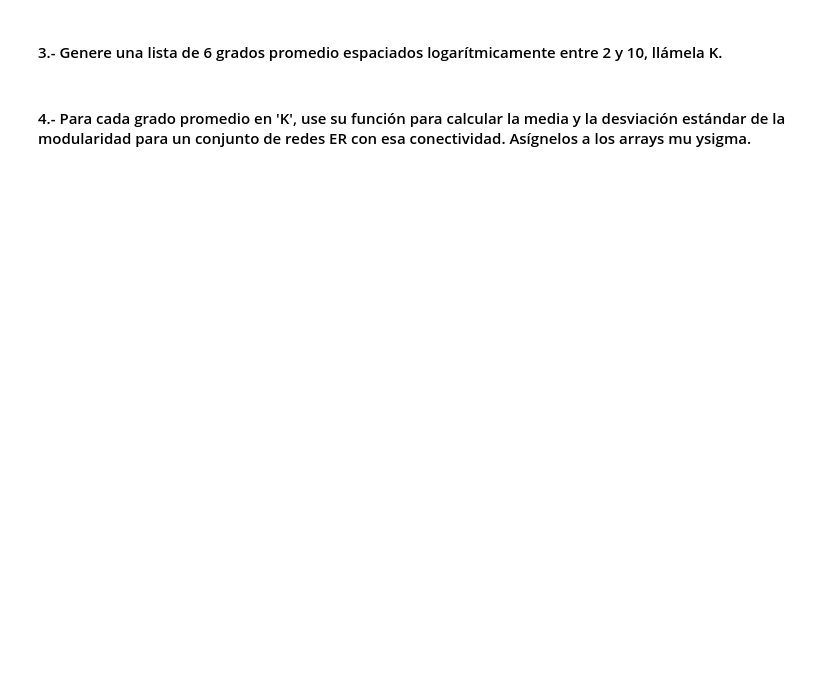
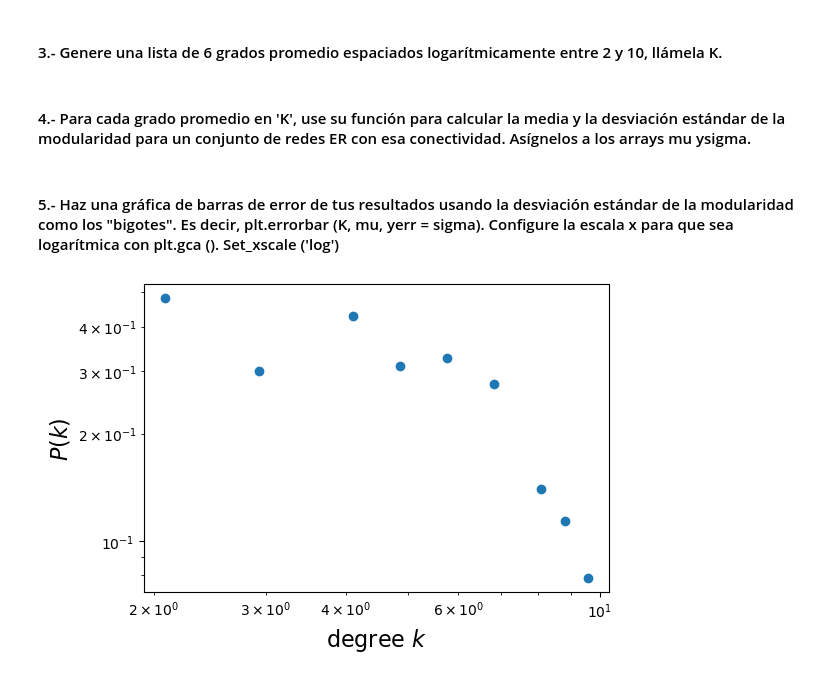
Before and after one commit to patoram123/MDS-Notebooks-1, a Jupyter notebook: 03-CdR/Taller redes 3/Tarea 3-PatricioRamirez-PabloElgueta.ipynb, the cells around one changed output. Saved outputs shown, nothing was run; the diff lists cells and outputs as text; code cells hidden in the pictures; blank space fills up the shorter version.

```diff
--- a/03-CdR/Taller redes 3/Tarea 3-PatricioRamirez-PabloElgueta.ipynb
+++ b/03-CdR/Taller redes 3/Tarea 3-PatricioRamirez-PabloElgueta.ipynb
@@ -956,4 +958,24 @@ Desviación Estandar: 0.11104070682954519
 # %% [markdown]
 #### 3.- Genere una lista de 6 grados promedio espaciados logarítmicamente entre 2 y 10, llámela K.
+# %%
+def list_pc6(N, k_avg):
+    i = 0
+    while i < 1:
+
+        # k_avg = 2*L/N
+        L  = k_avg*N/2
+        Lmax = N*(N-1)/2
+        Pc = L/Lmax
+        G_rand=nx.erdos_renyi_graph(N,Pc)
+        if 2*G_rand.number_of_edges()/G_rand.number_of_nodes() == k_avg:
+            i = i+1
+
+    return G_rand
+# %%
+G = list_pc6(100, 6)
+degrees = list(dict(G.degree()).values())
+
+# Generamos 20 bins espaciados logaritmicamente entre kmin y kmax
+K = np.logspace(np.log10(2), np.log10(10), num=20)
 # %% [markdown]
 #### 4.- Para cada grado promedio en 'K', use su función para calcular la media y la desviación estándar de la modularidad para un conjunto de redes ER con esa conectividad. Asígnelos a los arrays mu ysigma.
@@ -961,0 +982,27 @@ Desviación Estandar: 0.11104070682954519
+# %% [markdown]
+#### 5.- Haz una gráfica de barras de error de tus resultados usando la desviación estándar de la modularidad como los "bigotes". Es decir, plt.errorbar (K, mu, yerr = sigma). Configure la escala x para que sea logarítmica con plt.gca (). Set_xscale ('log')
+# %%
+# histograma de la data para esos bines
+density, _ = np.histogram(degrees, bins=K, density=True)
+# %%
+fig = plt.figure(figsize=(6,4))
+
+# "x" debe ser el punto medio (en escala LOG) de cada bin
+log_be = np.log10(K)
+x = 10**((log_be[1:] + log_be[:-1])/2)
+
+plt.loglog(x, density, marker='o', linestyle='none')
+plt.xlabel(r"degree $k$", fontsize=16)
+plt.ylabel(r"$P(k)$", fontsize=16)
+
+# # remuevo los limites derecho y superior
+# ax = plt.gca()
+# ax.spines['right'].set_visible(False)
+# ax.spines['top'].set_visible(False)
+# ax.yaxis.set_ticks_position('left')
+# ax.xaxis.set_ticks_position('bottom')
+
+# Muestra la gráfica
+plt.show()
+# %% [output]
+[figure, added]
```
Also changed, not shown: parts of 3 cells of this notebook.
